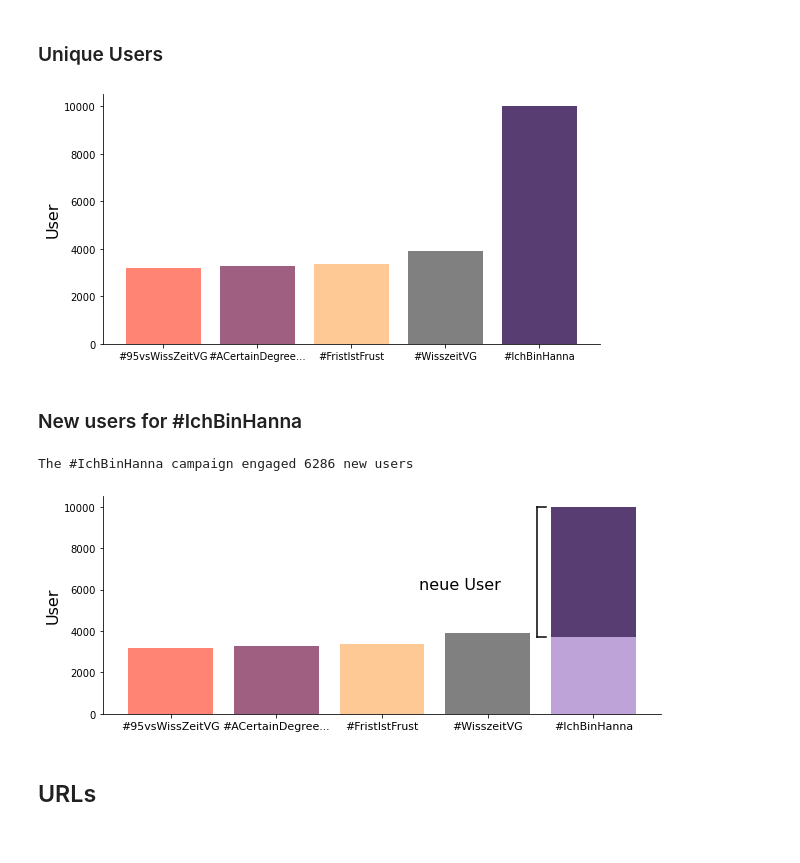
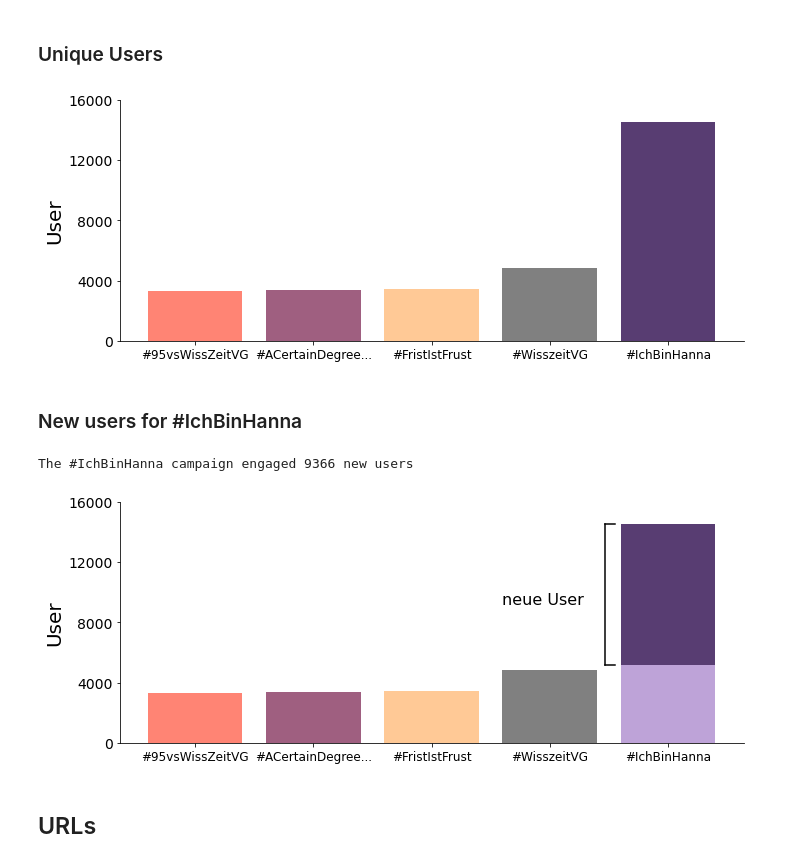
Before and after one commit to LaserStefan/IchbinHanna, a Jupyter notebook: code/analyze_tweets.ipynb, the cells around one changed output. Cells and saved outputs as stored; diff of their text form; code cells hidden in the pictures.

Commit message:
script, data and query updates and cleanup

```diff
--- a/code/analyze_tweets.ipynb
+++ b/code/analyze_tweets.ipynb
@@ -5,9 +5,15 @@ import pandas as pd
 from os.path import join
 import matplotlib.pyplot as plt
 # %%
-src = '/media/s/Linux_storage/Analyse_Verkehrswende_Transformation/Data/Updates'
-hashtags = ['DauerstellenfürDaueraufgaben', 'WissZeitVG', 'FristIstFrust', '95vsWissZeitVG',
-            'ACertainDegreeOfFlexibility', 'IchBinHanna']
+src = '../data/tweets'
+hashtags = [
+    'DauerstellenFürDaueraufgaben',
+    'WissZeitVG',
+    'FristIstFrust',
+    '95vsWissZeitVG',
+    'ACertainDegreeOfFlexibility',
+    'IchBinHanna'
+]
 # %%
 def get_tweet_frequency(src, filename, date_cutoff=pd.to_datetime('2017-07-01')):
     data = pd.read_csv(join(src, '{}.csv'.format(filename)), low_memory=False)
@@ -52,6 +58,8 @@ colors = ['#1c9099', 'grey', '#ffc996', '#ff8474', '#9f5f80', '#583d72' ]
 
 fig, ax = plt.subplots()
 for ht, color in zip(hashtags, colors):
+    if ht == 'DauerstellenFürDaueraufgaben':
+        continue
     frequency = get_tweet_frequency(src, ht)
     frequency_avg = frequency['tweet_count'].rolling(7).mean().dropna()
     ax.plot(frequency_avg.index, frequency_avg.values, color=color,
@@ -68,19 +76,19 @@ ax.set_ylabel('log(Anzahl Tweets / Tag)', fontsize=16)
 ax.spines['right'].set_visible(False)
 ax.spines['top'].set_visible(False)
 
-ax.text(pd.to_datetime('2018-06-20'), 1.2, '#DauerstellenfürDaueraufgaben', fontsize=12, color=colors[0])
+#ax.text(pd.to_datetime('2018-06-20'), 1.2, '#DauerstellenfürDaueraufgaben', fontsize=12, color=colors[0])
 ax.text(pd.to_datetime('2018-01-01'), 13, '#WissZeitVG', fontsize=12, color=colors[1])
 ax.text(pd.to_datetime('2018-05-01'), 50, '#FristIstFrust', fontsize=12, color=colors[2])
 ax.text(pd.to_datetime('2019-09-01'), 120, '#95vsWissZeitVG', fontsize=12, color=colors[3])
 ax.text(pd.to_datetime('2019-02-01'), 600, '#ACertainDegreeOfFlexibility', fontsize=12, color=colors[4])
 ax.text(pd.to_datetime('2020-05-15'), 2000, '#IchBinHanna', fontsize=12, color=colors[5])
 
-ax.text(pd.to_datetime('2018-01-01'), 1.8*1e3,'Tweets gesammelt\nab 2018-01-01.',
-       fontsize=10, color='grey')
-ax.text(pd.to_datetime('2018-01-01'), 1.9*1e2,'Anzahl gemittelt\nüber 7 Tage.',
-       fontsize=10, color='grey')
+#ax.text(pd.to_datetime('2018-01-01'), 1.8*1e3,'Tweets gesammelt\nab 2018-01-01.',
+#       fontsize=10, color='grey')
+#ax.text(pd.to_datetime('2018-01-01'), 1.9*1e2,'Anzahl gemittelt\nüber 7 Tage.',
+#       fontsize=10, color='grey')
 
 fig.tight_layout()
-plt.savefig('/media/s/Linux_storage/Analyse_Verkehrswende_Transformation/Data/Updates/tweet_frequency_ext.png', dpi=400)
-# plt.savefig('../plots/tweet_frequency.svg')
+#plt.savefig('/media/s/Linux_storage/Analyse_Verkehrswende_Transformation/Data/Updates/tweet_frequency_ext.png', dpi=400)
+plt.savefig('../plots/tweet_frequency.svg')
 # %% [output]
@@ -108,6 +115,14 @@ video_url: 1473 Tweets
 | 2021-06-14 | 30 |
 # %% [markdown]
 ## Users
+# %%
+hashtags = [
+    'WissZeitVG',
+    'FristIstFrust',
+    '95vsWissZeitVG',
+    'ACertainDegreeOfFlexibility',
+    'IchBinHanna'
+]
 # %% [markdown]
 ### Unique Users
 # %%
@@ -123,21 +138,24 @@ N_authors = pd.DataFrame({'hashtag':['#{}'.format(h) for h in hashtags],
                           'N_authors':N_authors})\
     .sort_values(by='N_authors')
 # %%
-fig, ax = plt.subplots(figsize=(8, 4))
+fig, ax = plt.subplots(figsize=(10, 4))
 colors = ['#ff8474', '#9f5f80', '#ffc996', 'grey', '#583d72']
 ax.bar(N_authors['hashtag'], N_authors['N_authors'], color=colors)
 ax.spines['right'].set_visible(False)
 ax.spines['top'].set_visible(False)
-ax.set_ylabel('User', fontsize=16)
+ax.set_ylabel('User', fontsize=20)
 ax.set_xticks(range(5))
 ax.set_xticklabels(['#95vsWissZeitVG', '#ACertainDegree...', '#FristIstFrust',
                     '#WisszeitVG', '#IchBinHanna'])
-ax.tick_params(axis='x', labelsize=10)
+ax.set_ylim(0, 16000)
+ax.set_yticks(range(0, 16001, 4000))
+ax.tick_params(axis='x', labelsize=12)
+ax.tick_params(axis='y', labelsize=14)
 fig.tight_layout()
 plt.savefig('../plots/unique_users.png', dpi=300)
 plt.savefig('../plots/unique_users.svg')
 # %% [output]
-[figure, old version]
+[figure, new version]
 # %% [markdown]
 ### New users for #IchBinHanna
 # %%
@@ -159,7 +177,7 @@ new_users = users_IchBinHanna - old_users
 # %%
 print('The #IchBinHanna campaign engaged {} new users'.format(len(new_users)))
 # %% [output]
-The #IchBinHanna campaign engaged 6286 new users
+The #IchBinHanna campaign engaged 9366 new users
 # %%
 fig, ax = plt.subplots(figsize=(10, 4))
 colors_mod = ['#ff8474', '#9f5f80', '#ffc996', 'grey', '#BEA3D8']
@@ -173,19 +191,24 @@ ax.bar(N_authors['hashtag'], N_authors['new_users'],
 
 ax.spines['right'].set_visible(False)
 ax.spines['top'].set_visible(False)
-ax.set_ylabel('User', fontsize=16)
+ax.set_ylabel('User', fontsize=20)
 ax.set_xticks(range(5))
 ax.set_xticklabels(['#95vsWissZeitVG', '#ACertainDegree...', '#FristIstFrust',
                     '#WisszeitVG', '#IchBinHanna'])
-ax.tick_params(axis='x', labelsize=11)
+ax.set_ylim(0, 16000)
+ax.set_yticks(range(0, 16001, 4000))
+ax.tick_params(axis='x', labelsize=12)
+ax.tick_params(axis='y', labelsize=14)
+
 ax.plot([3.47, 3.55], [len(shared_users), len(shared_users)], color='k')
 ax.plot([3.47, 3.55], [len(users_IchBinHanna), len(users_IchBinHanna)], color='k')
 ax.plot([3.47, 3.47], [len(shared_users), len(users_IchBinHanna)], color='k')
-ax.text(2.35, 6000, 'neue User', fontsize=16)
+ax.text(2.6, 9200, 'neue User', fontsize=16)
+fig.tight_layout()
 plt.savefig('../plots/unique_users_new_users.png', dpi=300)
 plt.savefig('../plots/unique_users_new_users.svg')
 # %% [output]
-[figure, old version]
+[figure, new version]
 # %% [markdown]
 ## URLs
 # %% [markdown]
```
Also changed, not shown: parts of 4 cells of this notebook, 49 other files.
